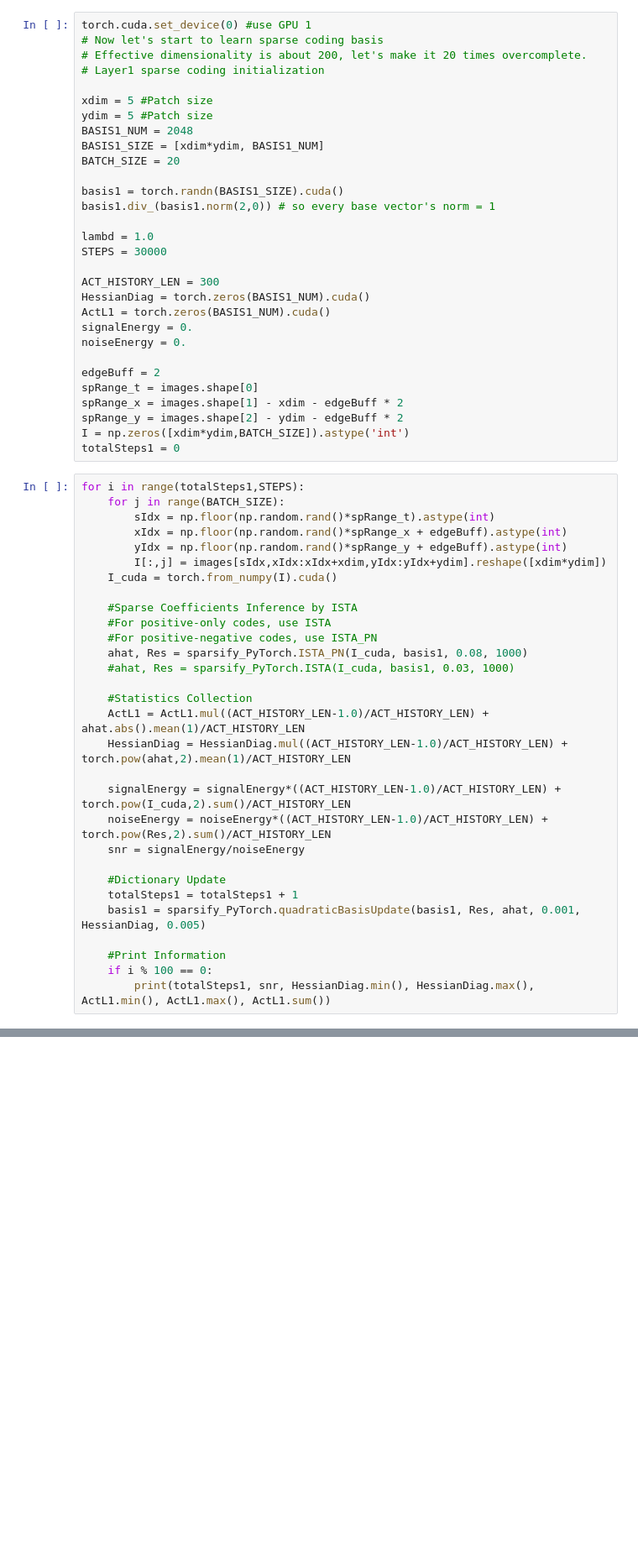
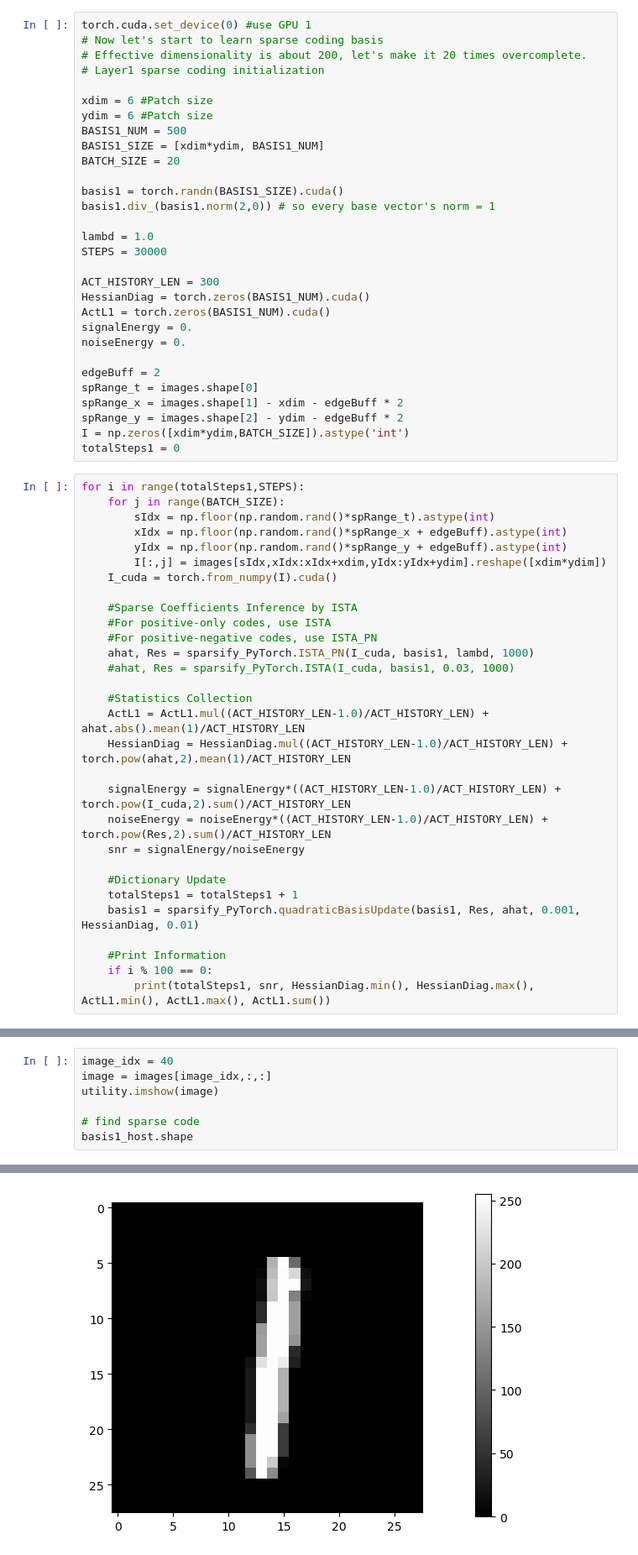
Before and after one commit to derek1909/Sparse-Coding, a Jupyter notebook: sparse_coding_torch_Demo.ipynb, the cells around one changed output, grey strips where cells are left out. Shown at 84% size. Saved outputs shown, nothing was run; the diff lists cells and outputs as text; blank space fills up the shorter version.

```diff
--- a/sparse_coding_torch_Demo.ipynb
+++ b/sparse_coding_torch_Demo.ipynb
@@ -45,9 +47,9 @@ torch.cuda.set_device(0) #use GPU 1
 # Effective dimensionality is about 200, let's make it 20 times overcomplete.
 # Layer1 sparse coding initialization
 
-xdim = 5 #Patch size
-ydim = 5 #Patch size
-BASIS1_NUM = 2048
+xdim = 6 #Patch size
+ydim = 6 #Patch size
+BASIS1_NUM = 500
 BASIS1_SIZE = [xdim*ydim, BASIS1_NUM]
 BATCH_SIZE = 20
 
@@ -81,7 +83,7 @@ for i in range(totalSteps1,STEPS):
     #Sparse Coefficients Inference by ISTA
     #For positive-only codes, use ISTA
     #For positive-negative codes, use ISTA_PN
-    ahat, Res = sparsify_PyTorch.ISTA_PN(I_cuda, basis1, 0.08, 1000)
+    ahat, Res = sparsify_PyTorch.ISTA_PN(I_cuda, basis1, lambd, 1000)
     #ahat, Res = sparsify_PyTorch.ISTA(I_cuda, basis1, 0.03, 1000)
 
     #Statistics Collection
@@ -94,7 +96,7 @@ for i in range(totalSteps1,STEPS):
 
     #Dictionary Update
     totalSteps1 = totalSteps1 + 1
-    basis1 = sparsify_PyTorch.quadraticBasisUpdate(basis1, Res, ahat, 0.001, HessianDiag, 0.005)
+    basis1 = sparsify_PyTorch.quadraticBasisUpdate(basis1, Res, ahat, 0.001, HessianDiag, 0.01)
 
     #Print Information
     if i % 100 == 0:
@@ -112,0 +132,8 @@ np.savez("basis1_IMAGES_Vanhateren_10x.npz", basis1 = basis1_host)
+# %%
+image_idx = 40
+image = images[image_idx,:,:]
+utility.imshow(image)
+
+# find sparse code
+basis1_host.shape
+# %% [output]
@@ -112,0 +141 @@ np.savez("basis1_IMAGES_Vanhateren_10x.npz", basis1 = basis1_host)
+[figure, added]
```
Also changed, not shown: parts of 6 cells of this notebook.
